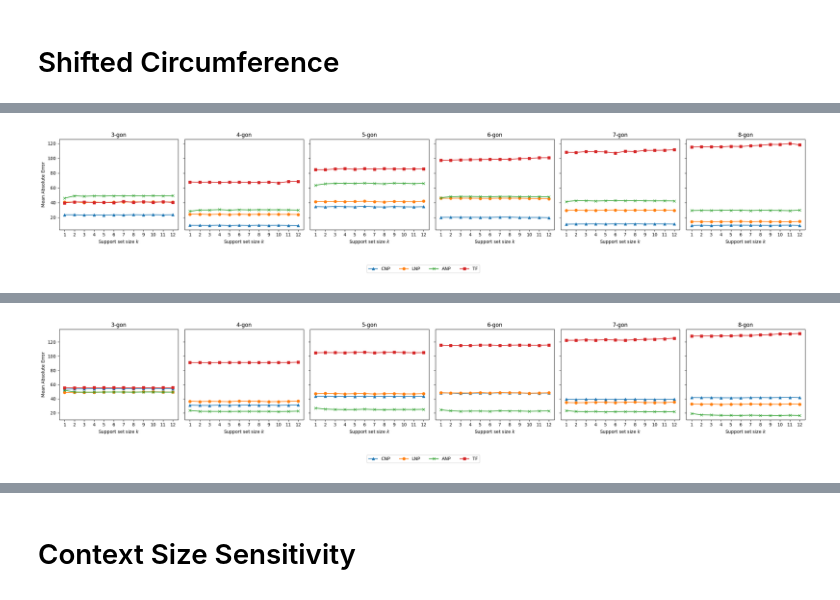
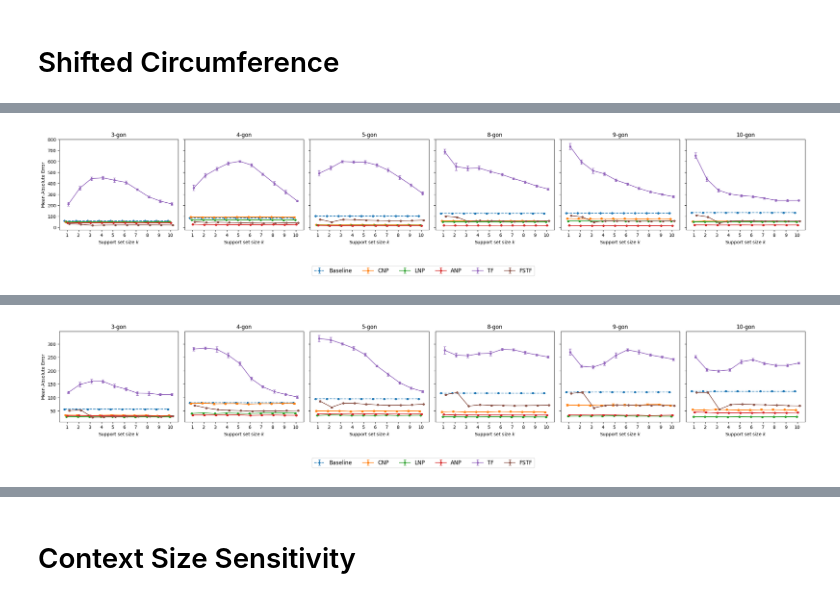
Before and after one commit to Fox4Song/fyp, a Jupyter notebook: notebooks/polygon/angle_completion_task/angle_completion_eval.ipynb, the cells around one changed output, grey strips where cells are left out. Drawn from its saved outputs; the diff is of its cells as text; code cells hidden in the pictures.

Commit message:
Save eval notebooks

```diff
--- a/notebooks/polygon/angle_completion_task/angle_completion_eval.ipynb
+++ b/notebooks/polygon/angle_completion_task/angle_completion_eval.ipynb
@@ -677,10 +684,10 @@ for angle_cfg in angle_configs:
 
         results[s]["mae"], results[s]["mae_std"] = mae, mae_std
 
-        for model_name in ['Baseline', 'CNP', 'LNP', 'ANP', 'TF']:
+        for model_name in ['Baseline', 'CNP', 'LNP', 'ANP', 'TF', 'FSTF']:
             for k in context_sizes:
-                m  = results[s]['mae'][model_name][k]["mae"]
-                sd = results[s]['mae_std'][ model_name][k]["mae"]
+                m  = results[s]['mae'][model_name][k]["mae"] * 180
+                sd = results[s]['mae_std'][ model_name][k]["mae"] * 180
                 all_rows.append({
                     'num_angles_context':  angle_cfg['num_angles_context'],
                     'side_count':  s,
@@ -696,7 +703,7 @@ for angle_cfg in angle_configs:
         ('LNP',  '-o'),
         ('ANP', '-o'),
         ('TF',  '-o'),
-        # ('FSTF', '-o'),
+        ('FSTF', '-o'),
     ]
 
     ncols = len(sides)
@@ -745,7 +752,7 @@ for angle_cfg in angle_configs:
     )
 
     fig.tight_layout(rect=[0,0.05,1,1])
-    if angle_cfg['num_angles_context'] is None:
+    if angle_cfg['num_angles_context'] == 2:
         fig.savefig(f"../notebooks/polygon/angle_completion_task/figures/in_distribution_angle_context_{angle_cfg['num_angles_context']}.pdf",
                     bbox_inches='tight',)
     else:
@@ -832,10 +838,10 @@ for angle_cfg in angle_configs:
 
         results[s]["mae"], results[s]["mae_std"] = mae, mae_std
 
-        for model_name in ['Baseline', 'CNP','LNP','ANP', 'TF']:
+        for model_name in ['Baseline', 'CNP','LNP','ANP', 'TF', 'FSTF']:
             for k in context_sizes:
-                m  = results[s]['mae'][model_name][k]["mae"]
-                sd = results[s]['mae_std'][ model_name][k]["mae"]
+                m  = results[s]['mae'][model_name][k]["mae"] * 180
+                sd = results[s]['mae_std'][ model_name][k]["mae"] * 180
                 all_rows.append({
                     'num_angles':  angle_cfg['num_angles'],
                     'side_count':  s,
@@ -851,7 +857,7 @@ for angle_cfg in angle_configs:
         ('LNP',  '-o'),
         ('ANP', '-o'),
         ('TF',  '-o'),
-        # ('FSTF', '-o'),
+        ('FSTF', '-o'),
     ]
 
     ncols = len(sides)
@@ -900,7 +906,7 @@ for angle_cfg in angle_configs:
     )
 
     fig.tight_layout(rect=[0,0.05,1,1])
-    if angle_cfg['num_angles'] is None:
+    if angle_cfg['num_angles'] == 5:
         fig.savefig(f"../notebooks/polygon/angle_completion_task/figures/polygon_sides_{angle_cfg['num_angles']}.pdf",
                     bbox_inches='tight',)
     else:
@@ -1120,17 +1097,15 @@ Saved consolidated results to ../notebooks/polygon/angle_completion_task/figures
 # %% [markdown]
 # Shifted Circumference
 # %%
-sides = range(3, 9)
-context_sizes = list(range(1, 13)) # 1-12
-runs_per_size = 30
+sides = [3,4,5,8,9,10]
+context_sizes = list(range(1, 11)) # 1-8
+runs_per_size = 10
 tf_max_seq_len = 512
 
 angle_configs = [
     {"num_angles": 1},
+    {"num_angles": 2},
     {"num_angles": 3},
-    {"num_angles": 5},
-    {"num_angles": 7},
-    {"num_angles": None},
 ]
 
 all_rows = []
@@ -1162,19 +1137,22 @@ for angle_cfg in angle_configs:
             np_model=np_model,
             anp_model=anp_model,
             tf_model=tf_model,
+            tf_explicit_model=tf_explicit_model,
             tf_max_seq_len=tf_max_seq_len,
             context_sizes=context_sizes,
+            sides=s,
             runs_per_size=runs_per_size,
+            max_num_sides=12,
             angle_cfg=angle_cfg,
             device=device
         )
 
         results[s]["mae"], results[s]["mae_std"] = mae, mae_std
 
-        for model_name in ['CNP','LNP','ANP','TF']:
+        for model_name in ['Baseline', 'CNP','LNP','ANP','TF', 'FSTF']:
             for k in context_sizes:
-                m  = results[s]['mae'][model_name][k]["mae"]
-                sd = results[s]['mae_std'][ model_name][k]["mae"]
+                m  = results[s]['mae'][model_name][k]["mae"] * 180
+                sd = results[s]['mae_std'][ model_name][k]["mae"] * 180
                 all_rows.append({
                     'num_angles':  angle_cfg['num_angles'],
                     'side_count':  s,
@@ -1185,10 +1163,12 @@ for angle_cfg in angle_configs:
                 })
 
     model_plotting = [
-        ('CNP', '-^'),
+        ('Baseline', '--o'),
+        ('CNP', '-o'),
         ('LNP',  '-o'),
-        ('ANP', '-x'),
-        ('TF',  '-s'),
+        ('ANP', '-o'),
+        ('TF',  '-o'),
+        ('FSTF', '-o'),
     ]
 
     ncols = len(sides)
@@ -1198,18 +1178,32 @@ for angle_cfg in angle_configs:
         figsize=(4 * ncols, 4)
     )
 
+    M = len(model_plotting)
+    total_width = 0.42
+
+    # per‐method offset = evenly spaced between –total_width/2 and +total_width/2
+    offsets = np.linspace(-total_width/2, total_width/2, M)
+
     for ax, s in zip(axes, sides):
-        for model_name, marker in model_plotting:
+        for (model_name, marker), dx in zip(model_plotting, offsets):
             ys   = [results[s]['mae'][model_name][k]["mae"] for k in context_sizes]
             yerr = [results[s]['mae_std'][model_name][k]["mae"] for k in context_sizes]
-            ax.plot(
-                context_sizes, ys,
-                marker,
+            ys = Polygon._unnormalise_angles(ys)
+            yerr = Polygon._unnormalise_angles(yerr)
+            ax.errorbar(
+                context_sizes+dx,
+                ys,
+                yerr=yerr,
+                fmt=marker,
+                capsize=3,
+                markersize=4,
+                linewidth=1.5,
                 label=model_name,
             )
         ax.set_title(f"{s}-gon")
         ax.set_xlabel("Support set size $k$")
         ax.set_xticks(context_sizes)
+        ax.set_xticklabels(context_sizes)
 
     axes[0].set_ylabel("Mean Absolute Error")
 
@@ -1219,10 +1213,11 @@ for angle_cfg in angle_configs:
         loc='upper center',
         ncol=len(model_plotting),
         bbox_to_anchor=(0.5, -0.05),
+        fontsize=12,
     )
 
     fig.tight_layout(rect=[0,0.05,1,1])
-    if angle_cfg['num_angles'] is None:
+    if angle_cfg['num_angles'] == 3:
         fig.savefig(f"../notebooks/polygon/angle_completion_task/figures/shifted_vertex_{angle_cfg['num_angles']}.pdf",
                     bbox_inches='tight',)
     else:
@@ -1230,8 +1225,8 @@ for angle_cfg in angle_configs:
     plt.show()
 
 df = pd.DataFrame(all_rows)
-df.to_csv('../notebooks/polygon/angle_completion_task/figures/all_shifted_vertex_results.csv', index=False)
-print(f"Saved consolidated results to ../notebooks/polygon/angle_completion_task/figures/all_shifted_vertex_results.csv")
+df.to_csv('../notebooks/polygon/angle_completion_task/figures/shifted_vertex_results.csv', index=False)
+print(f"Saved consolidated results to ../notebooks/polygon/angle_completion_task/figures/shifted_vertex_results.csv")
 # %% [output]
 ############################################################
 Testing angle: {'num_angles': 1}
@@ -1246,2 +1241,2 @@ Testing angle: {'num_angles': 1}
-[figure, old version]
+[figure, new version]
 ############################################################
@@ -1257,2 +1252,2 @@ Testing angle: {'num_angles': 3}
-[figure, old version]
+[figure, new version]
 ############################################################
```
Also changed, not shown: parts of 7 cells of this notebook, 1 other file.
